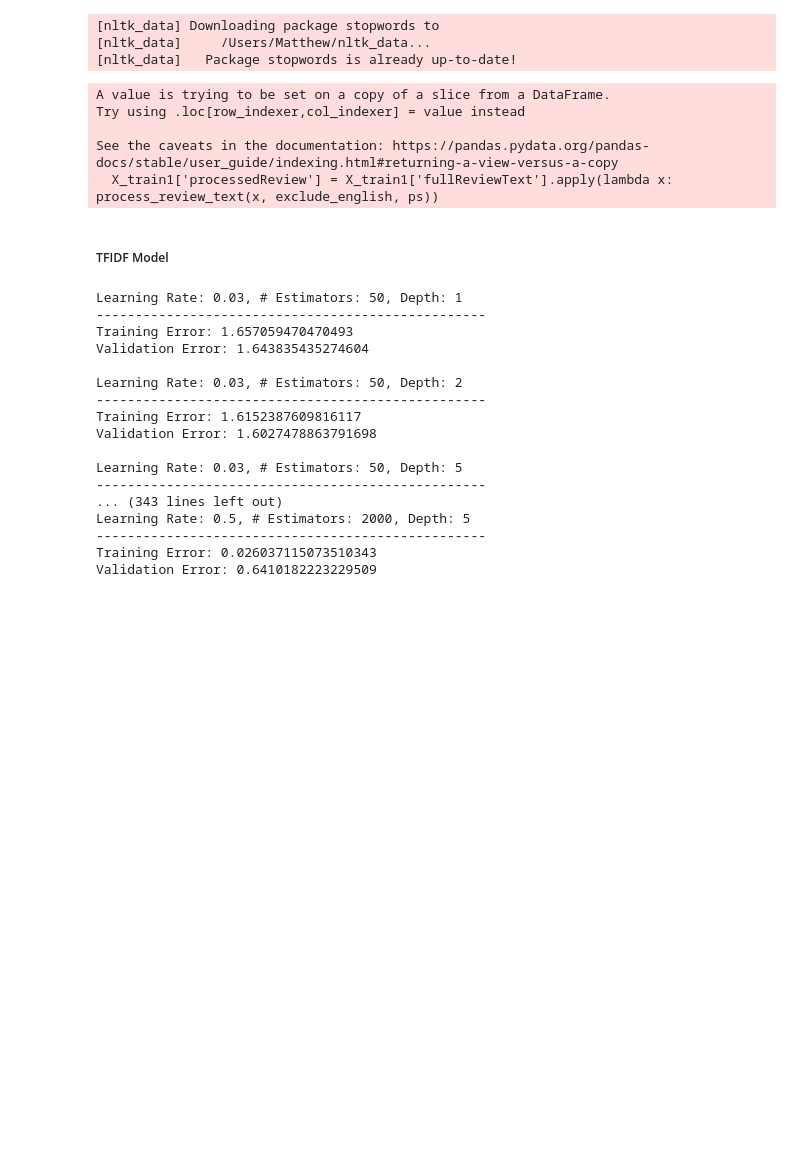
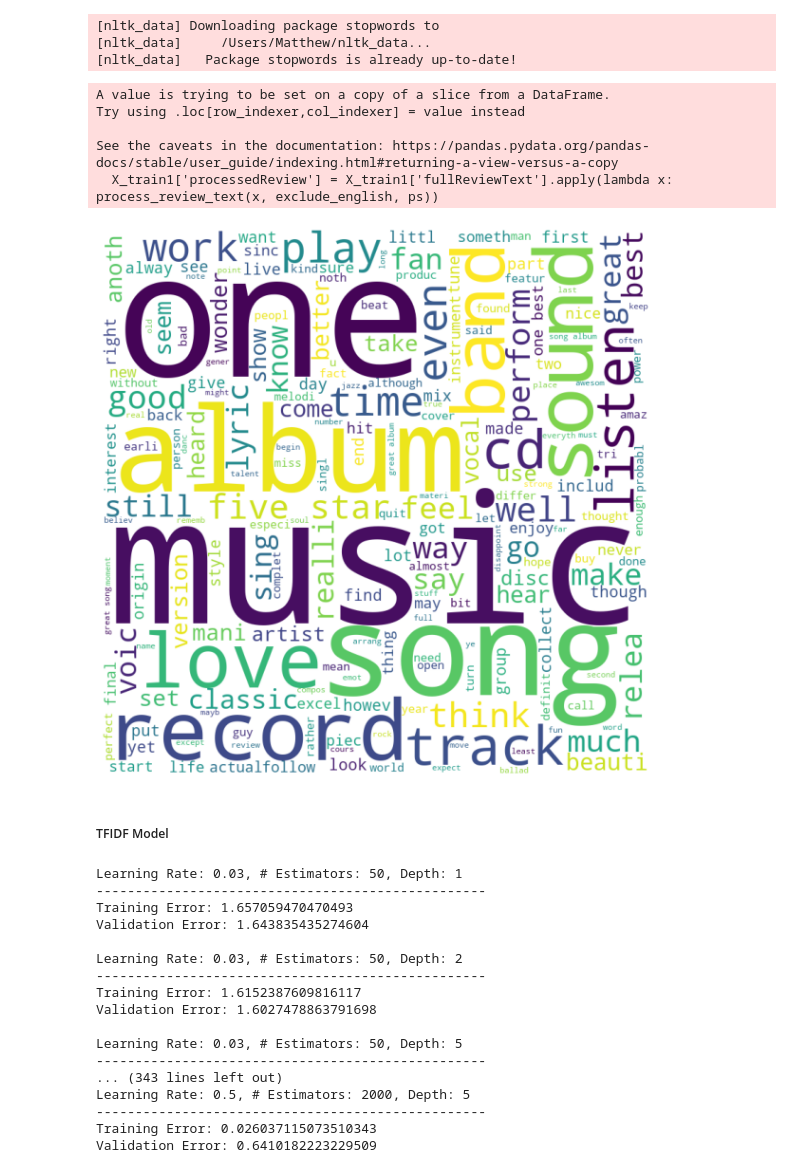
Before and after one commit to MattB17/AmazonRecommenderSystem, a Jupyter notebook: ModelsFinal.ipynb, the cells around one changed output. Cells and saved outputs as stored; diff of their text form; code cells hidden in the pictures; blank space fills up the shorter version.

Commit message:
Adding a WordCloud

```diff
--- a/ModelsFinal.ipynb
+++ b/ModelsFinal.ipynb
@@ -8,6 +8,12 @@ import os
 import random
 import numpy as np
 import pandas as pd
+import seaborn as sns
+import matplotlib.pyplot as plt
+
+sns.set_style('whitegrid')
+plt.style.use('seaborn-darkgrid')
+%matplotlib inline
 
 random.seed(17)
 # %% [markdown]
@@ -597,6 +603,23 @@ Try using .loc[row_indexer,col_indexer] = value instead
 
 See the caveats in the documentation: https://pandas.pydata.org/pandas-docs/stable/user_guide/indexing.html#returning-a-view-versus-a-copy
   X_train1['processedReview'] = X_train1['fullReviewText'].apply(lambda x: process_review_text(x, exclude_english, ps))
+# %%
+full_text = " ".join(list(X_train1['processedReview'])) + " "
+# %%
+from wordcloud import WordCloud
+
+word_cloud = WordCloud(width=800, height=800,
+                       background_color='white',
+                       min_font_size=10).generate(full_text)
+
+plt.figure(figsize=(8,8), facecolor=None)
+plt.imshow(word_cloud)
+plt.axis("off")
+plt.tight_layout(pad=0)
+
+plt.show()
+# %% [output]
+[figure, added]
 # %% [markdown]
 ##### TFIDF Model
 # %%
```
Also changed, not shown: parts of 3 cells of this notebook, 1 other file.
